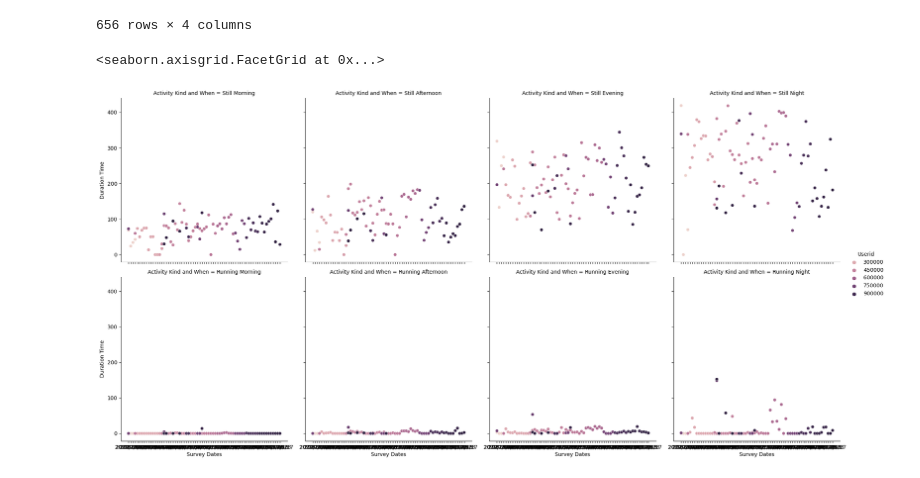
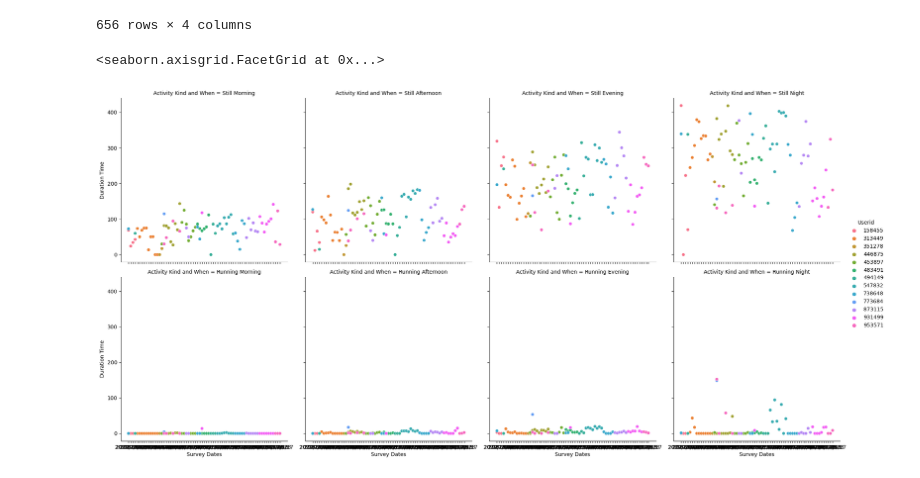
Before and after one commit to zhuyingw/ADHD-Prediction, a Jupyter notebook: featureVisual.ipynb, the cells around one changed output. Drawn from its saved outputs; the diff is of its cells as text; code cells hidden in the pictures.

Commit message:
minor fix in plots

```diff
--- a/featureVisual.ipynb
+++ b/featureVisual.ipynb
@@ -91,14 +92,15 @@ dfPivot
 | 655 | 953571 | 2022/6/17 | Running Night | 8.571429 |
 656 rows × 4 columns
 # %%
+dfPivot['Userid'] = dfPivot['Userid'].astype('category')
 
 sns.relplot(kind = 'scatter',
             x = 'Survey Dates',
             y = 'Duration Time',
             hue = 'Userid',
             col = 'Activity Kind and When',
             col_wrap = 4,
             data = dfPivot)
 # %% [output]
 <seaborn.axisgrid.FacetGrid at 0x...>
-[figure, old version]
+[figure, new version]
```
Also changed, not shown: parts of 1 cell of this notebook.
